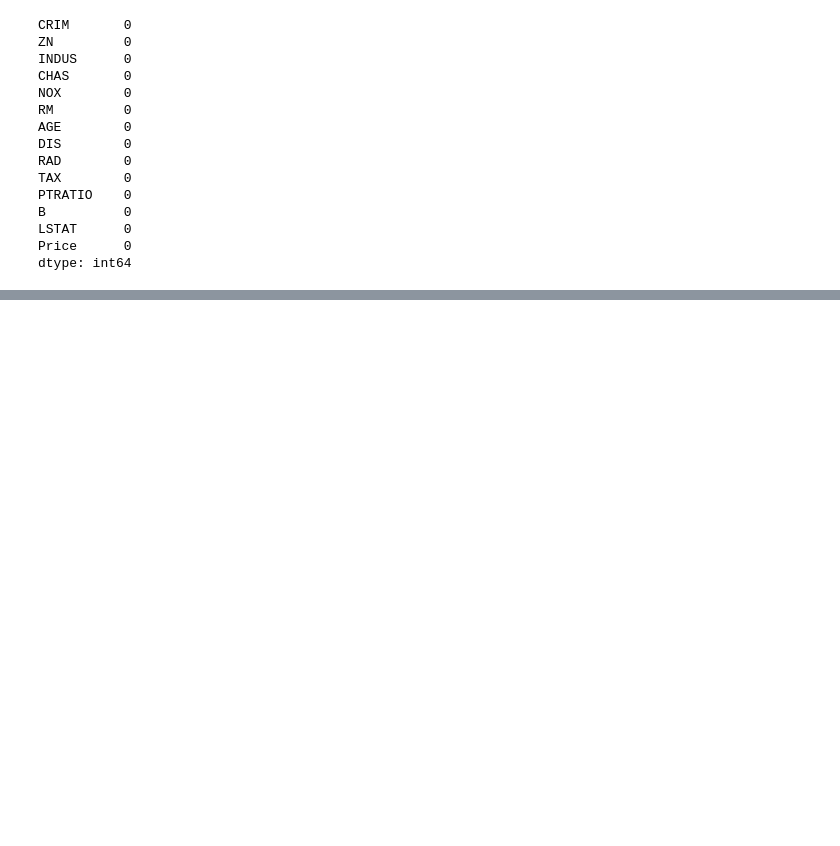
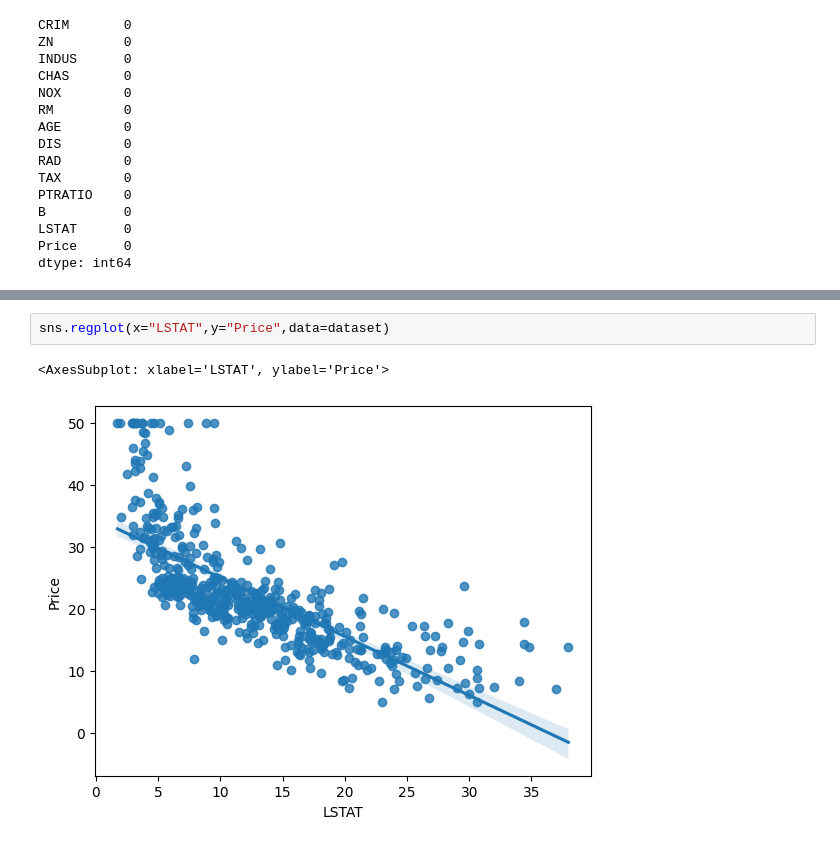
Before and after one commit to matthewmcnulty/e2e-machine-learning-project, a Jupyter notebook: linear-regression.ipynb, the cells around one changed output, grey strips where cells are left out. Cells and saved outputs as stored; diff of their text form; blank space fills up the shorter version.

```diff
--- a/linear-regression.ipynb
+++ b/linear-regression.ipynb
@@ -191,0 +229,5 @@ sns.pairplot(dataset)
+# %%
+sns.regplot(x="LSTAT",y="Price",data=dataset)
+# %% [output]
+<AxesSubplot: xlabel='LSTAT', ylabel='Price'>
+[figure, added]
```
Also changed, not shown: parts of 21 cells of this notebook.
